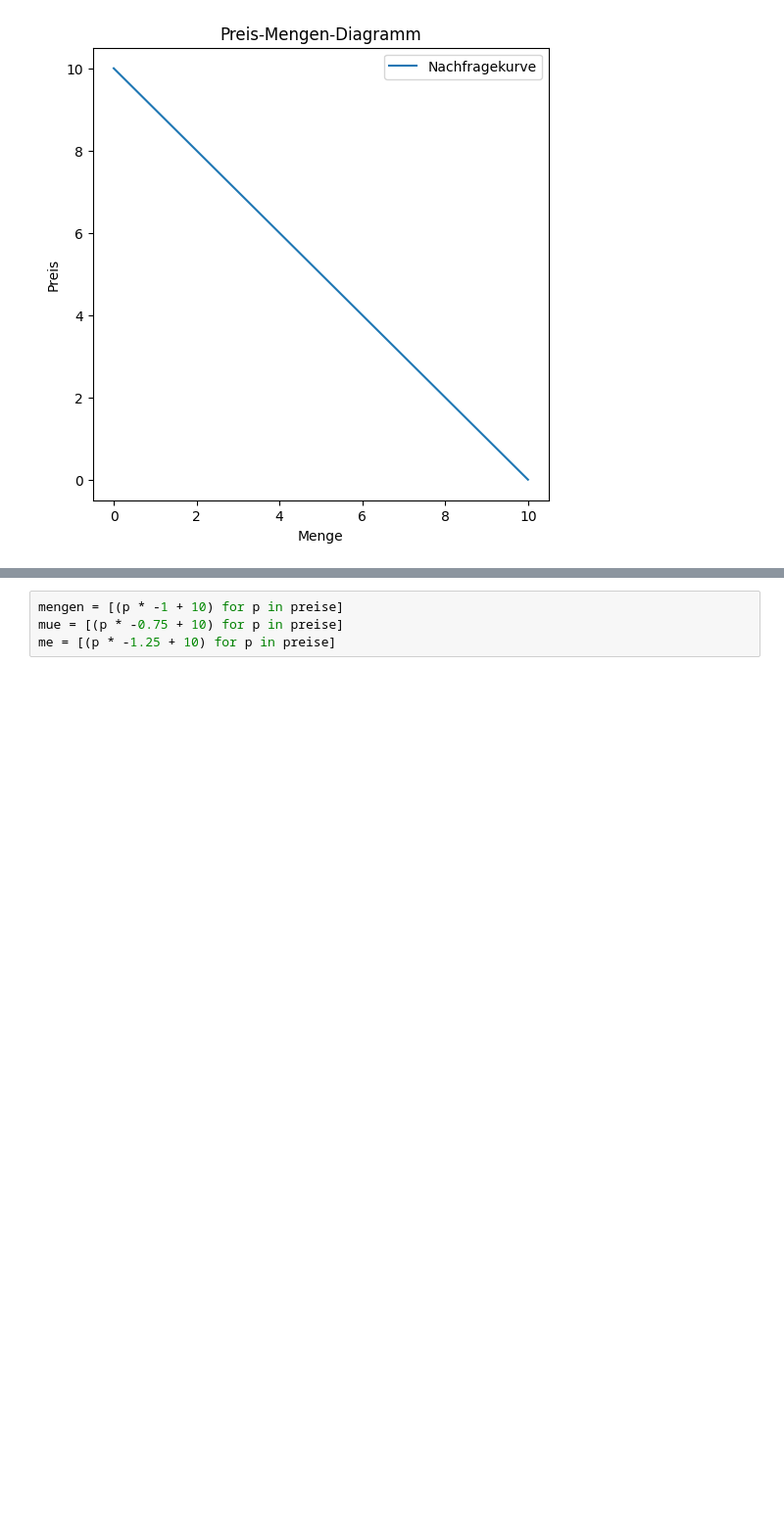
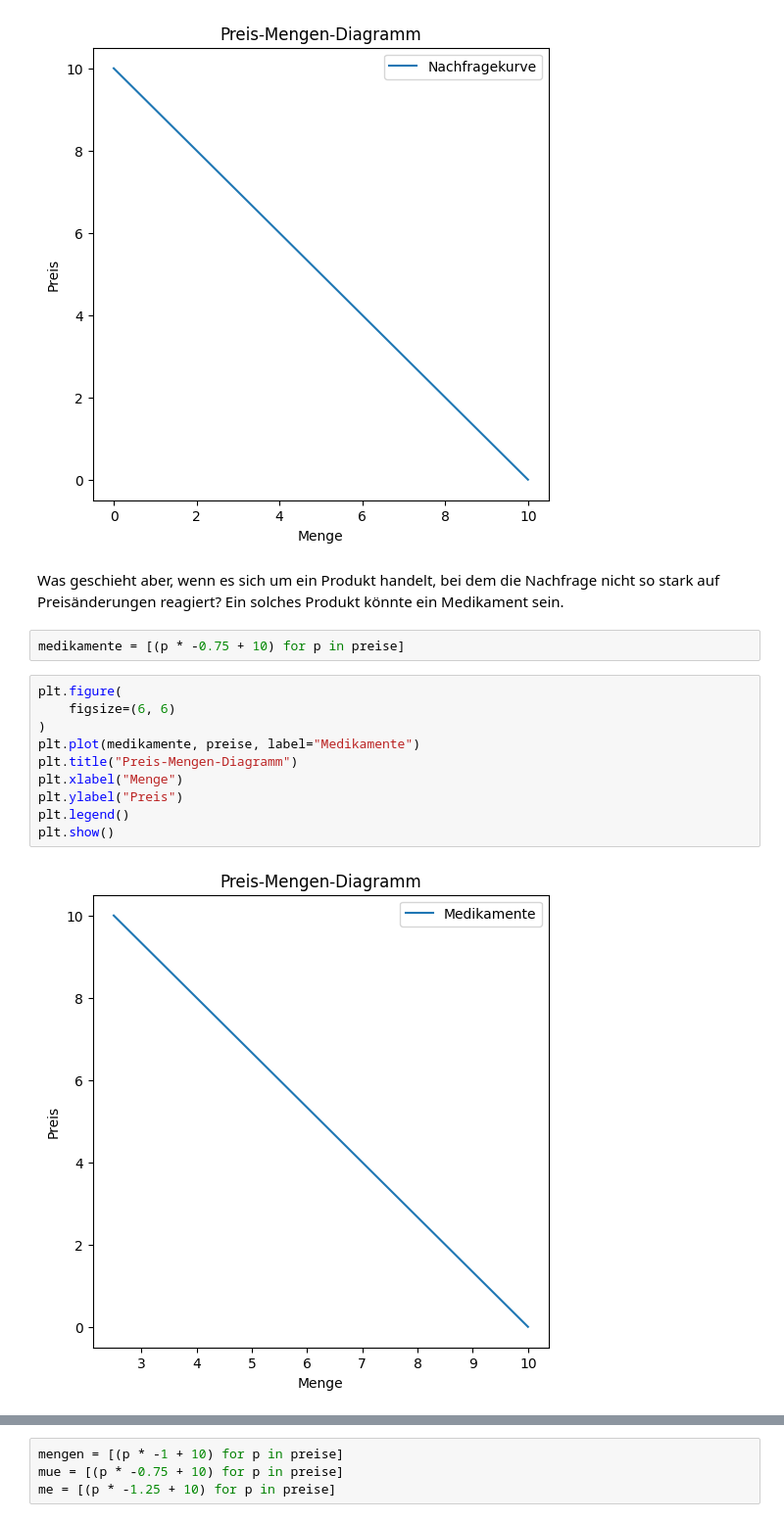
Before and after one commit to SkriptenMk/WR_I_24-27, a Jupyter notebook: docs/bwl/marketing/pe.ipynb, the cells around one changed output, grey strips where cells are left out. Shown at 98% size. Cells and saved outputs as stored; diff of their text form; blank space fills up the shorter version.

```diff
--- a/docs/bwl/marketing/pe.ipynb
+++ b/docs/bwl/marketing/pe.ipynb
@@ -69,3 +69,21 @@ plt.legend()
 plt.show()
 # %% [output]
 [figure]
+# %% [markdown]
+Was geschieht aber, wenn es sich um ein Produkt handelt, bei dem die
+Nachfrage nicht so stark auf Preisänderungen reagiert? Ein solches
+Produkt könnte ein Medikament sein.
+# %%
+medikamente = [(p * -0.75 + 10) for p in preise]
+# %%
+plt.figure(
+    figsize=(6, 6)
+)
+plt.plot(medikamente, preise, label="Medikamente")
+plt.title("Preis-Mengen-Diagramm")
+plt.xlabel("Menge")
+plt.ylabel("Preis")
+plt.legend()
+plt.show()
+# %% [output]
+[figure, added]
```
Also changed, not shown: parts of 4 cells of this notebook.
